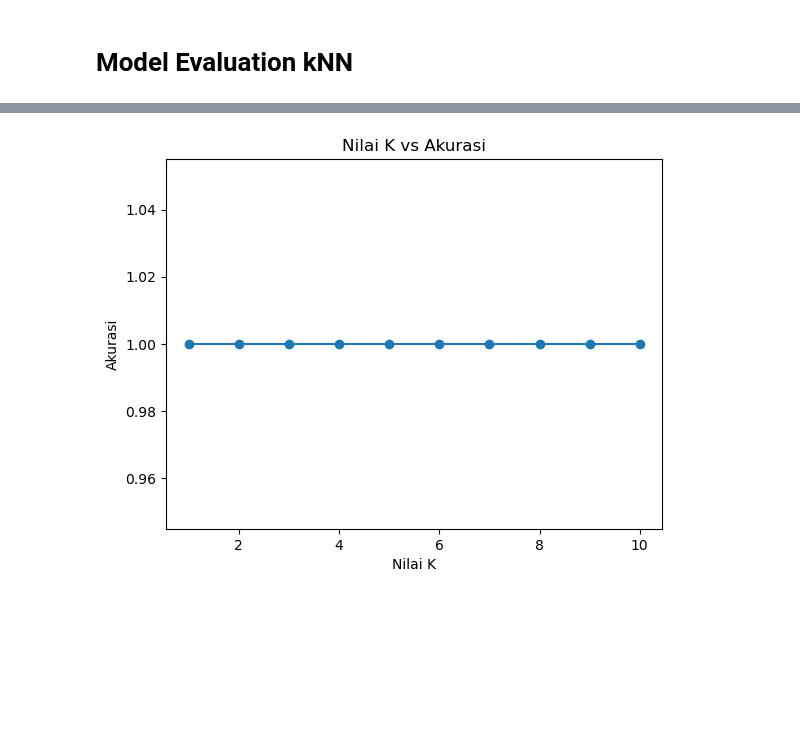
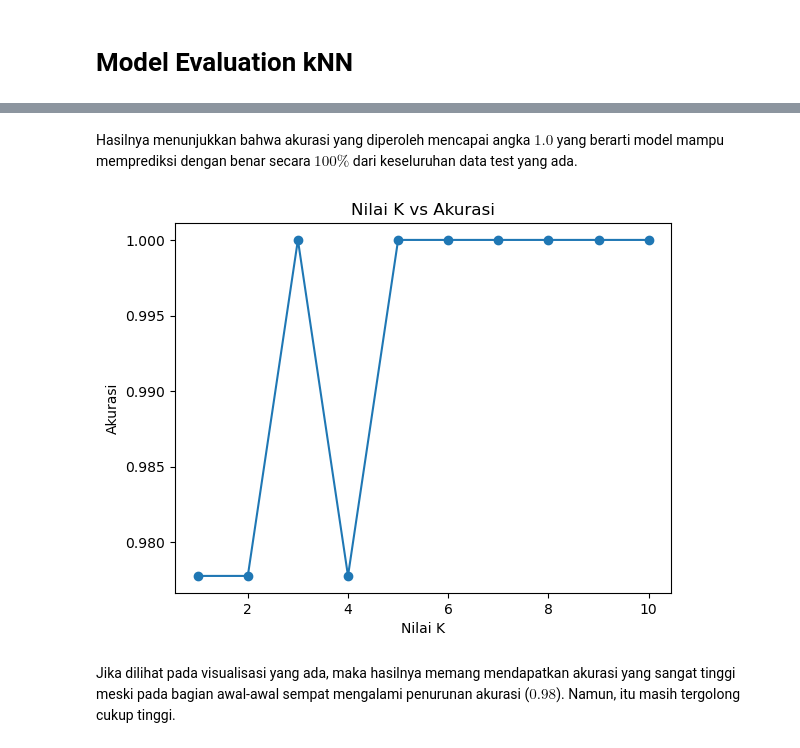
Before and after one commit to FarrelAD/Sinau-Mesin, a Jupyter notebook: notebooks/08-jobsheet-07/practicum-01.ipynb, the cells around one changed output, grey strips where cells are left out. Cells and saved outputs as stored; diff of their text form; code cells hidden in the pictures; blank space fills up the shorter version.

```diff
--- a/notebooks/08-jobsheet-07/practicum-01.ipynb
+++ b/notebooks/08-jobsheet-07/practicum-01.ipynb
@@ -13,6 +13,6 @@ from IPython.display import display
 # %% [markdown]
 # Load Data
 # %%
-df = pd.read_csv('../../datasets/iris.csv')
+df = pd.read_csv('../../datasets/iris-2.csv')
 df.head()
 # %% [output]
@@ -67,13 +70,16 @@ plt.show()
 # %% [markdown]
 # Preprocessing
 # %%
-X = df.iloc[:, :-1]   # semua kolom kecuali label
-y = df.iloc[:, -1]    # kolom label terakhir
+X = df.drop(columns="species")
+y = df["species"]
 
 # Split data (70% train, 30% test)
 X_train, X_test, y_train, y_test = train_test_split(X, y, test_size=0.3, random_state=42)
 
 # Standardisasi
 scaler = StandardScaler()
-X_train = scaler.fit_transform(X_train)
-X_test = scaler.transform(X_test)
+X_train_scaled = scaler.fit_transform(X_train)
+X_test_scaled = scaler.transform(X_test)
+
+X_train_scaled = pd.DataFrame(X_train_scaled, columns=X_train.columns)
+X_test_scaled = pd.DataFrame(X_test_scaled, columns=X_test.columns)
@@ -82,8 +105,8 @@ X_test = scaler.transform(X_test)
 # %%
 knn = KNeighborsClassifier(n_neighbors=3)
 
-# Latih model
-knn.fit(X_train, y_train)
+# Model training
+knn.fit(X_train_scaled, y_train)
 # %% [output]
 KNeighborsClassifier(n_neighbors=3)
 # %% [markdown]
@@ -112,14 +135,18 @@ Iris-versicolor       1.00      1.00      1.00        13
+# %% [markdown]
+Hasilnya menunjukkan bahwa akurasi yang diperoleh mencapai angka $1.0$ yang berarti model mampu memprediksi dengan benar secara $100\%$ dari keseluruhan data test yang ada.
 # %%
 acc = []
 for k in range(1, 11):
     model = KNeighborsClassifier(n_neighbors=k)
-    model.fit(X_train, y_train)
-    acc.append(model.score(X_test, y_test))
+    model.fit(X_train_scaled, y_train)
+    acc.append(model.score(X_test_scaled, y_test))
 
 plt.plot(range(1, 11), acc, marker='o')
 plt.title('Nilai K vs Akurasi')
 plt.xlabel('Nilai K')
 plt.ylabel('Akurasi')
 plt.show()
 # %% [output]
-[figure, old version]
+[figure, new version]
+# %% [markdown]
+Jika dilihat pada visualisasi yang ada, maka hasilnya memang mendapatkan akurasi yang sangat tinggi meski pada bagian awal-awal sempat mengalami penurunan akurasi ($0.98$). Namun, itu masih tergolong cukup tinggi.
```
Also changed, not shown: parts of 8 cells of this notebook, 1 other file.
